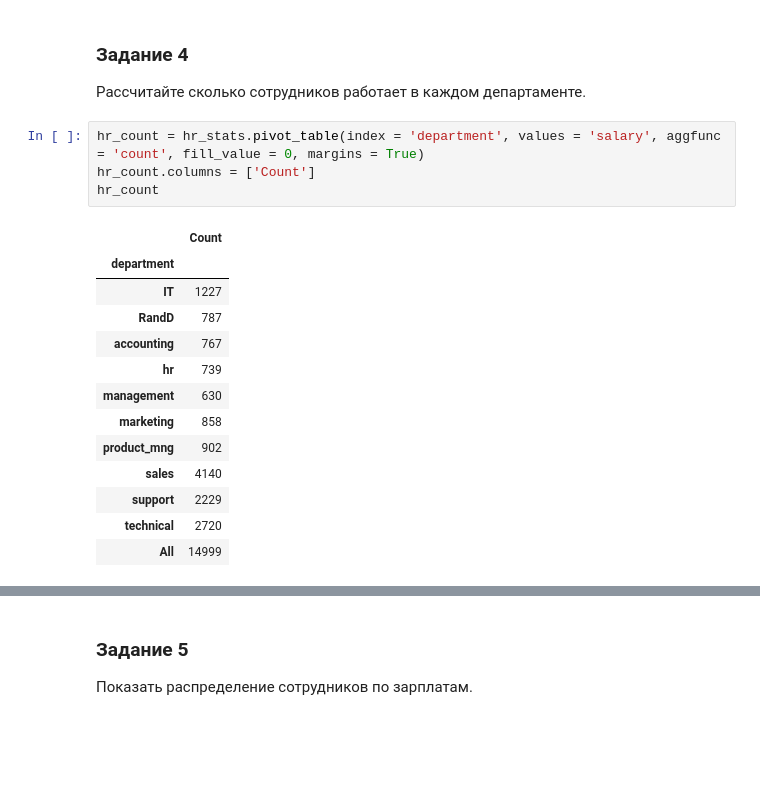
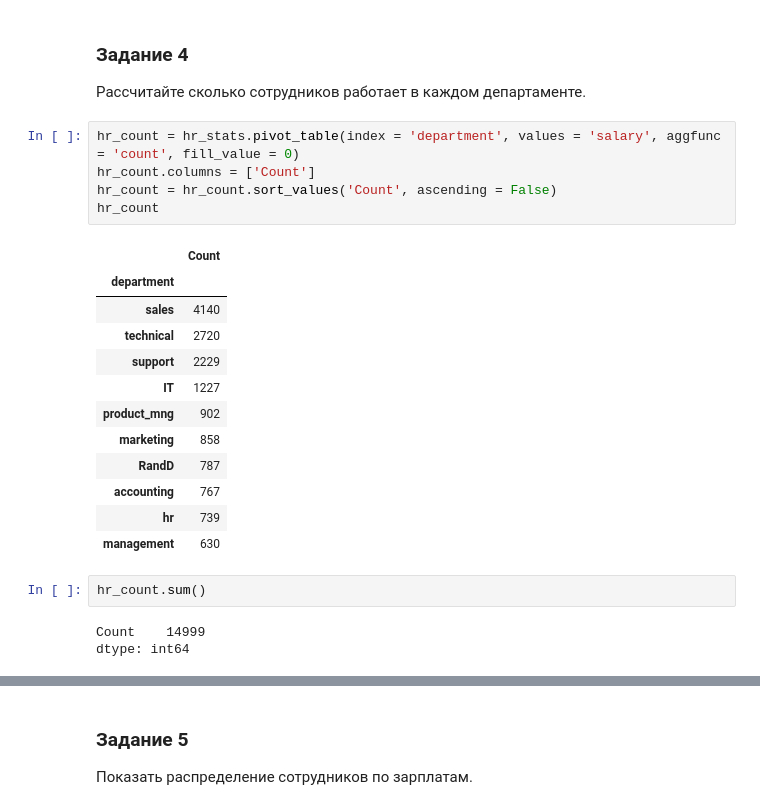
Before and after one commit to IrinaYakovlevaRu/NetologyPython, a Jupyter notebook: Diploma/python_diplom.ipynb, the cells around one changed output, grey strips where cells are left out. Saved outputs shown, nothing was run; the diff lists cells and outputs as text; blank space fills up the shorter version.

```diff
--- a/Diploma/python_diplom.ipynb
+++ b/Diploma/python_diplom.ipynb
@@ -103,20 +89,25 @@ sns.heatmap(hr_stats.corr())
 Рассчитайте сколько сотрудников работает в каждом
 департаменте.
 # %%
-hr_count = hr_stats.pivot_table(index = 'department', values = 'salary', aggfunc = 'count', fill_value = 0, margins = True)
+hr_count = hr_stats.pivot_table(index = 'department', values = 'salary', aggfunc = 'count', fill_value = 0)
 hr_count.columns = ['Count']
+hr_count = hr_count.sort_values('Count', ascending = False)
 hr_count
 # %% [output]
 |  | Count |
 | department |  |
+| sales | 4140 |
+| technical | 2720 |
+| support | 2229 |
 | IT | 1227 |
+| product_mng | 902 |
+| marketing | 858 |
 | RandD | 787 |
 | accounting | 767 |
 | hr | 739 |
 | management | 630 |
-| marketing | 858 |
-| product_mng | 902 |
-| sales | 4140 |
-| support | 2229 |
-| technical | 2720 |
-| All | 14999 |
+# %%
+hr_count.sum()
+# %% [output]
+Count    14999
+dtype: int64
```
Also changed, not shown: parts of 21 cells of this notebook.
